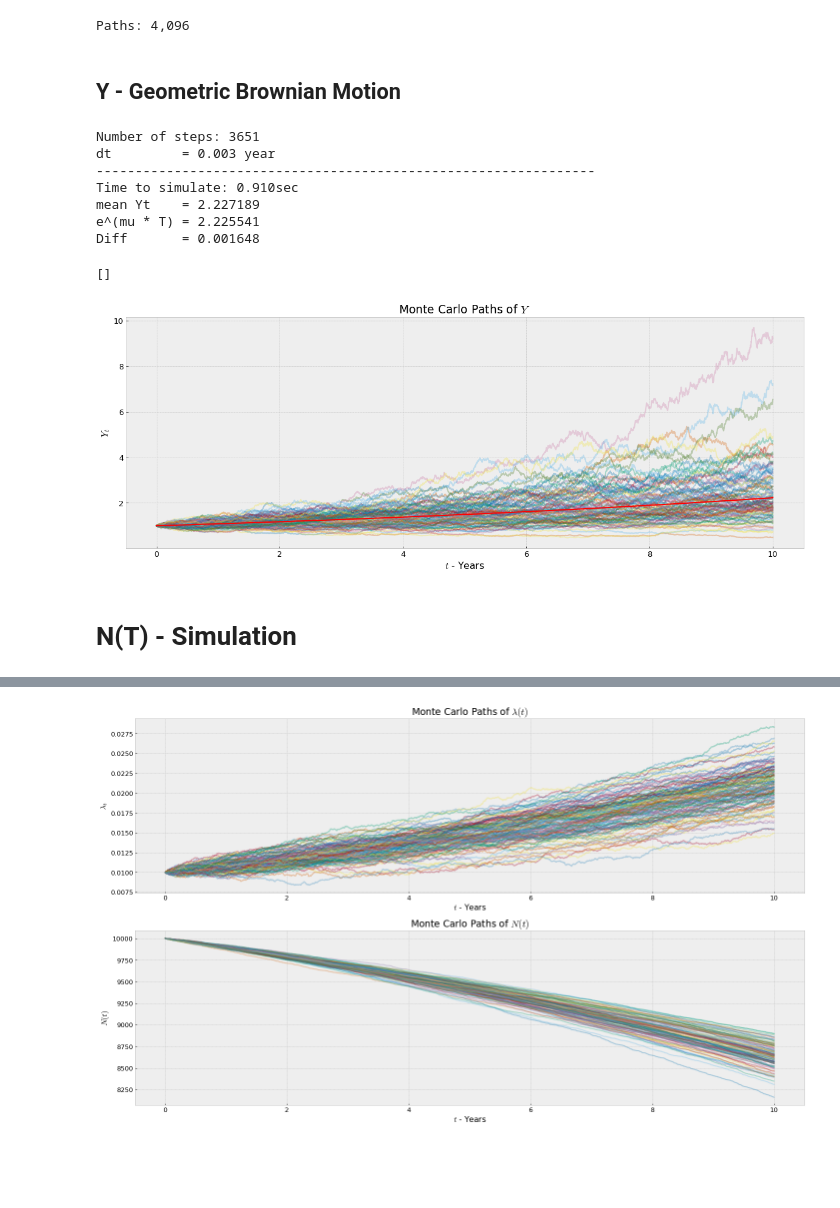
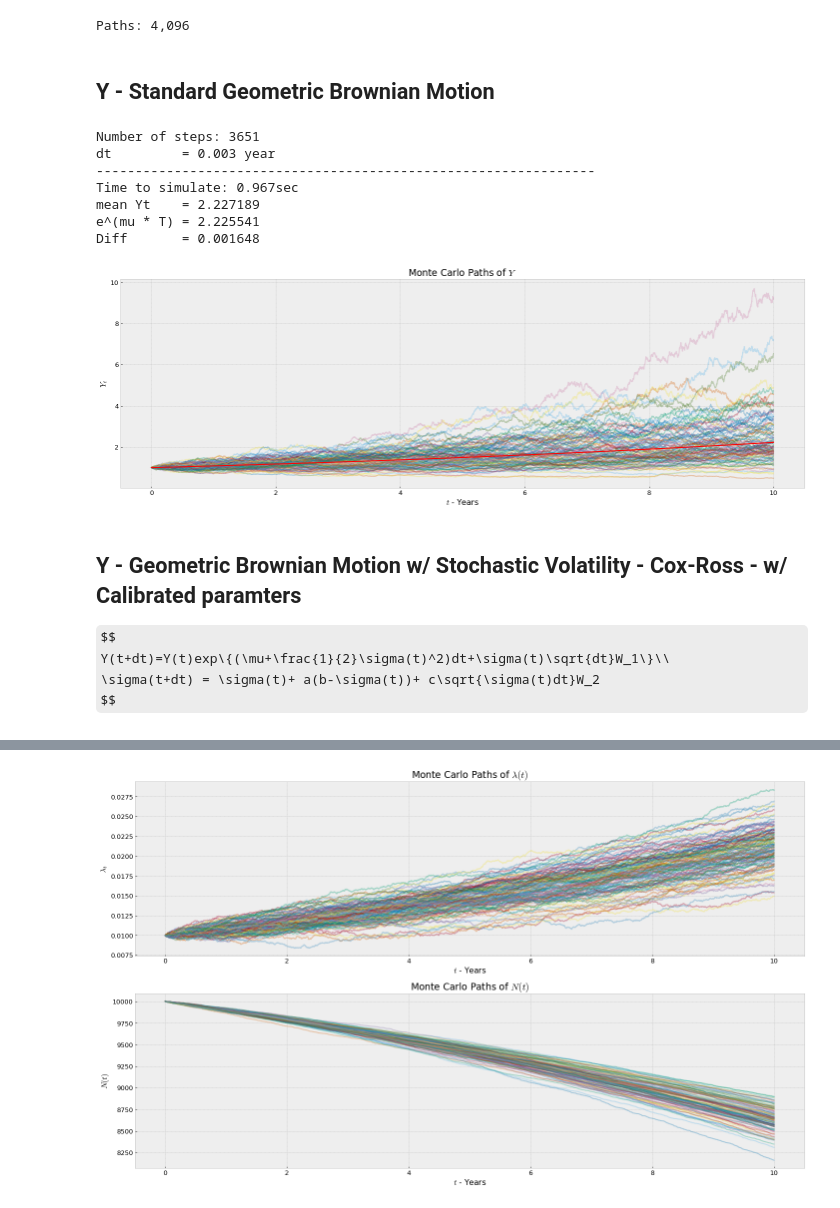
Before and after one commit to ithakis/Option-Replicating-Portfolio-with-Neural-Networks, a Jupyter notebook: Multi Time Step.ipynb, the cells around one changed output, grey strips where cells are left out. Drawn from its saved outputs; the diff is of its cells as text; code cells hidden in the pictures; some formulas as TeX source; blank space fills up the shorter version.

```diff
--- a/Multi Time Step.ipynb
+++ b/Multi Time Step.ipynb
@@ -60,7 +56,7 @@ ADJUSTMENT_FACTOR = P * N
 # %% [output]
 Paths: 4,096
 # %% [markdown]
-## Y - Geometric Brownian Motion
+## Y - Standard Geometric Brownian Motion
 # %%
 Y       = 1 # Starting value of stock
 T       = 10 # Years
@@ -71,36 +67,39 @@ sigma   = 0.15
 n_time_steps = ceil(T/dt)+1 ; print(f'Number of steps: {n_time_steps} \ndt         = {dt:.3f} year')
 
 timer=perf_counter()
 
 """ Simulate Fund Price """
 W1      = sobol_norm(n_paths, d=n_time_steps, seed=1235)
 Y_paths = np.empty((2**n_paths, n_time_steps))
 Y_paths[:,0] = Y
 
 print('----------------------------------------------------------------')
 for t in range(1,n_time_steps):
     Y_paths[:,t] = Y_paths[:,t-1] + Y_paths[:,t-1] * (mu*dt + sigma * np.sqrt(dt)*W1[:,t]).squeeze()
 
 """ Generate Bond Data """
 B = np.exp(r*np.linspace(0,T, n_time_steps))
 B = np.broadcast_to(B, Y_paths.shape)
 print(f'Time to simulate: {perf_counter()-timer:.3f}sec')
 
 print(f'mean Yt    = {np.nanmean(Y_paths[:,-1]):.6f}')
 print(f'e^(mu * T) = {np.exp(mu*T):.6f} \nDiff       = {np.nanmean(Y_paths[:,-1])-Y*np.exp(mu*T):.6f}')
 
 rdf = pd.DataFrame(Y_paths.T, index=(np.linspace(0,T, n_time_steps)))
 ax = rdf.sample(100, axis=1).plot(legend=False, alpha=.3, ylabel=r'$Y_t$', xlabel=r'$t$ - Years', title=r'Monte Carlo Paths of $Y$')
-ax.plot(np.linspace(0,T, n_time_steps), np.exp(mu*np.linspace(0,T, n_time_steps)), c='r') ; plt.plot()
+ax.plot(np.linspace(0,T, n_time_steps), np.exp(mu*np.linspace(0,T, n_time_steps)), c='r') ; plt.tight_layout() ; plt.plot() ; print()
 # %% [output]
 Number of steps: 3651
 dt         = 0.003 year
 ----------------------------------------------------------------
-Time to simulate: 0.910sec
+Time to simulate: 0.967sec
 mean Yt    = 2.227189
 e^(mu * T) = 2.225541
 Diff       = 0.001648
-[]
-[figure, old version]
+[figure, new version]
-# %% [markdown]
-# N(T) - Simulation
+# %% [markdown]
+## Y - Geometric Brownian Motion w/ Stochastic Volatility - Cox-Ross - w/ Calibrated paramters
+$$
+Y(t+dt)=Y(t)exp\{(\mu+\frac{1}{2}\sigma(t)^2)dt+\sigma(t)\sqrt{dt}W_1\}\\
+\sigma(t+dt) = \sigma(t)+ a(b-\sigma(t))+ c\sqrt{\sigma(t)dt}W_2
+$$
```
Also changed, not shown: parts of 18 cells of this notebook, 8 other files.
